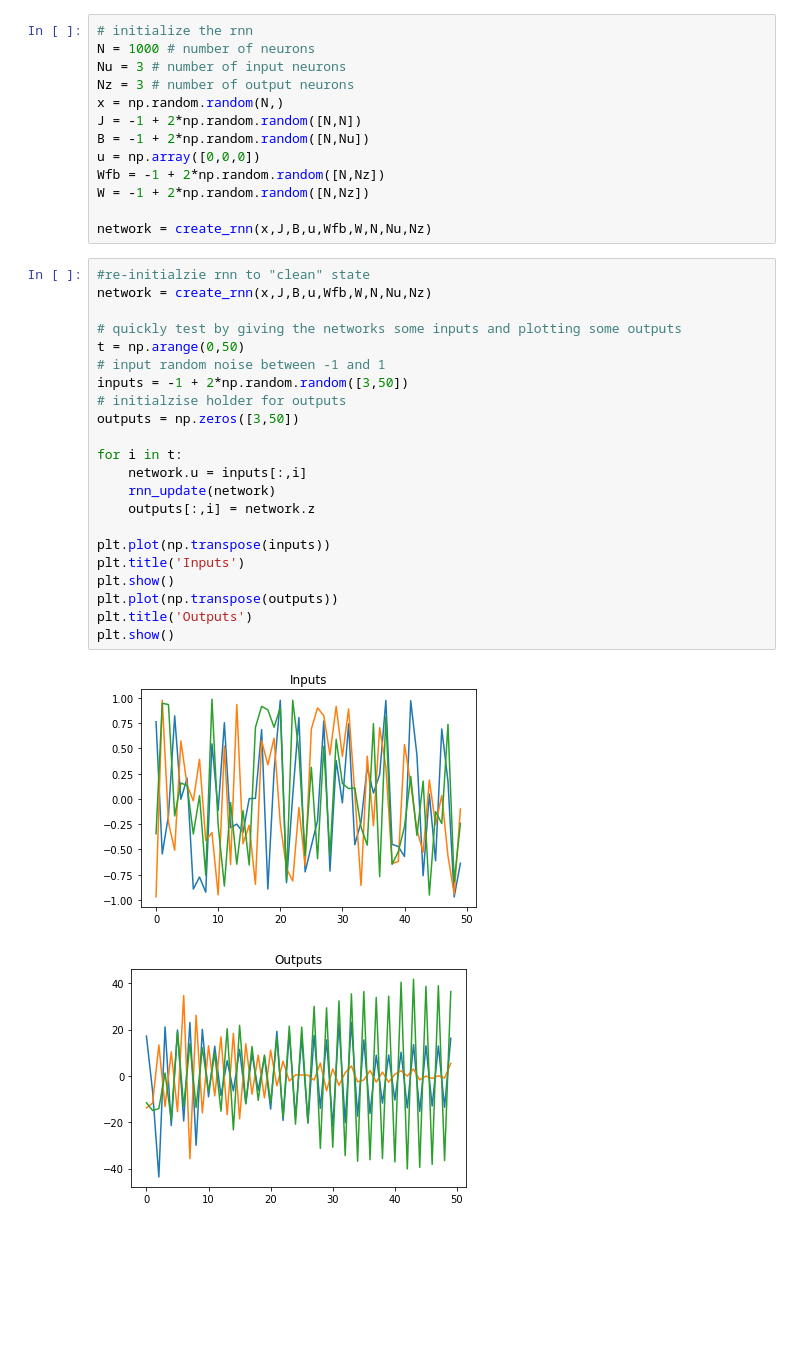
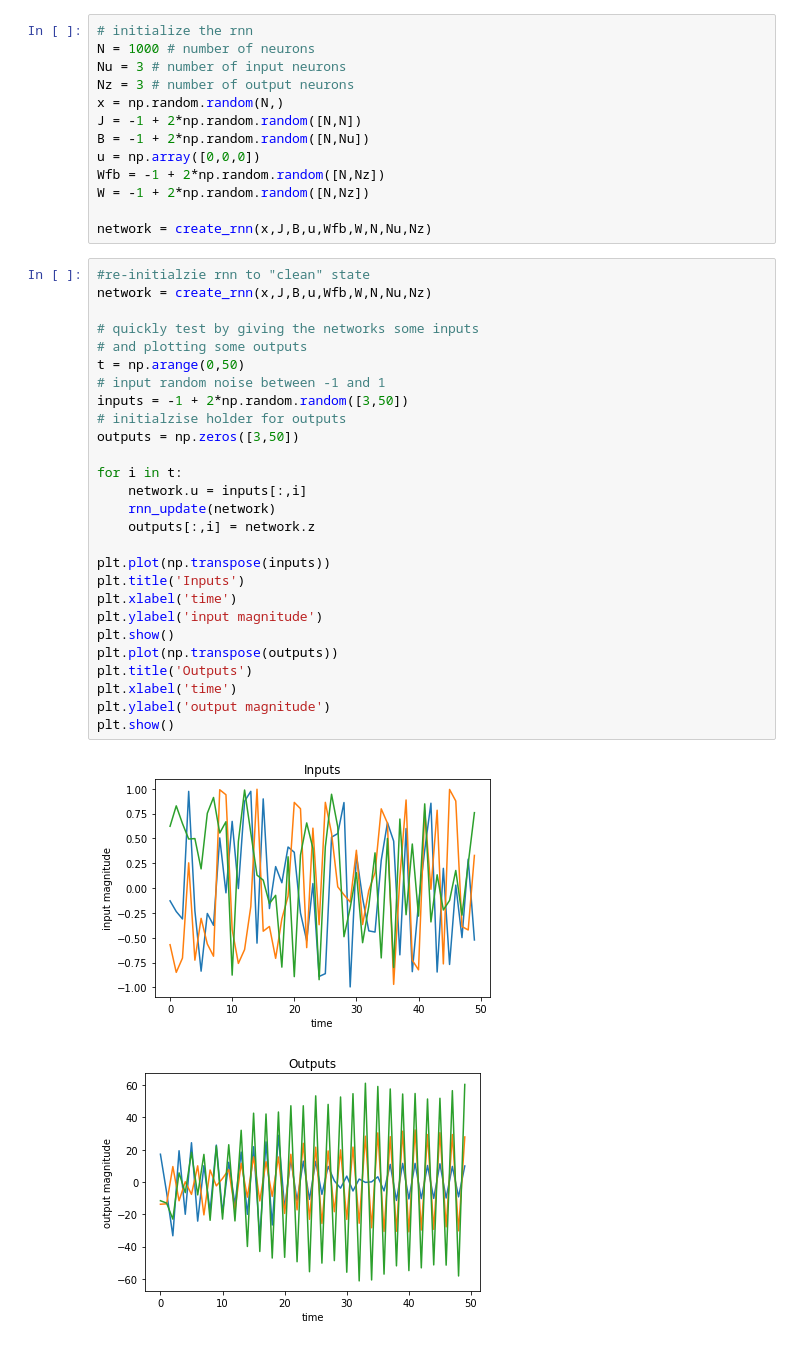
Before and after one commit to martharobinson/exploring_rnns, a Jupyter notebook: sussillo_barak_2013_worked_examples.ipynb, the cells around one changed output. Saved outputs shown, nothing was run; the diff lists cells and outputs as text; blank space fills up the shorter version.

Commit message:
tidying up, adding labels to plots

```diff
--- a/sussillo_barak_2013_worked_examples.ipynb
+++ b/sussillo_barak_2013_worked_examples.ipynb
@@ -152,26 +152,31 @@ network = create_rnn(x,J,B,u,Wfb,W,N,Nu,Nz)
 # %%
 #re-initialzie rnn to "clean" state
 network = create_rnn(x,J,B,u,Wfb,W,N,Nu,Nz)
 
-# quickly test by giving the networks some inputs and plotting some outputs
+# quickly test by giving the networks some inputs
+# and plotting some outputs
 t = np.arange(0,50)
 # input random noise between -1 and 1
 inputs = -1 + 2*np.random.random([3,50])
 # initialzise holder for outputs
 outputs = np.zeros([3,50])
 
 for i in t:
     network.u = inputs[:,i]
     rnn_update(network)
     outputs[:,i] = network.z
 
 plt.plot(np.transpose(inputs))
 plt.title('Inputs')
+plt.xlabel('time')
+plt.ylabel('input magnitude')
 plt.show()
 plt.plot(np.transpose(outputs))
 plt.title('Outputs')
+plt.xlabel('time')
+plt.ylabel('output magnitude')
 plt.show()
 # %% [output]
-[figure, old version]
+[figure, new version]
-[figure, old version]
+[figure, new version]
 # %% [markdown]
```
Also changed, not shown: parts of 4 cells of this notebook.
